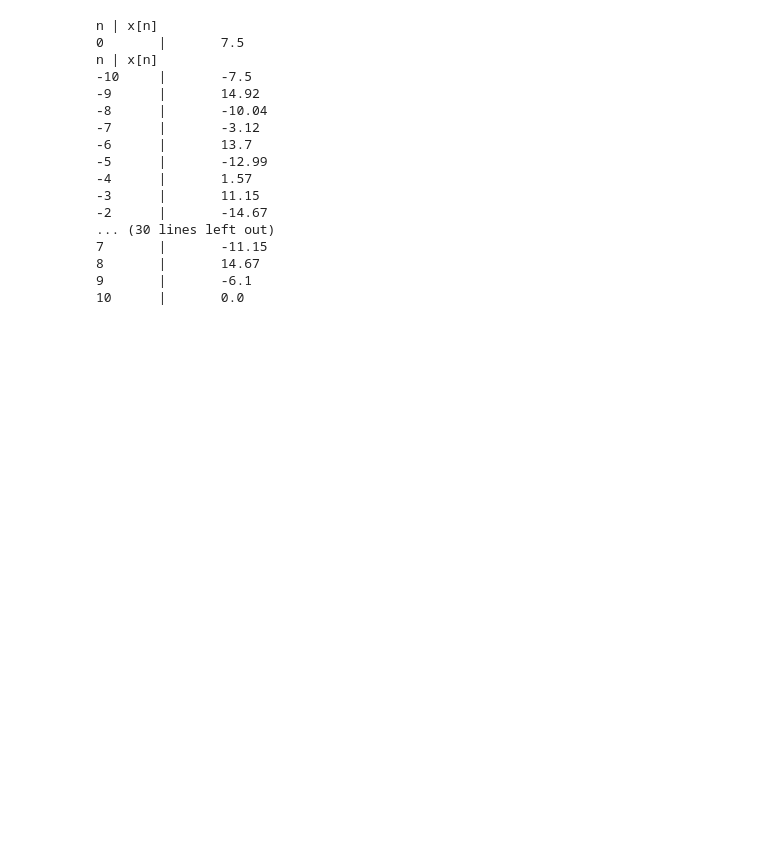
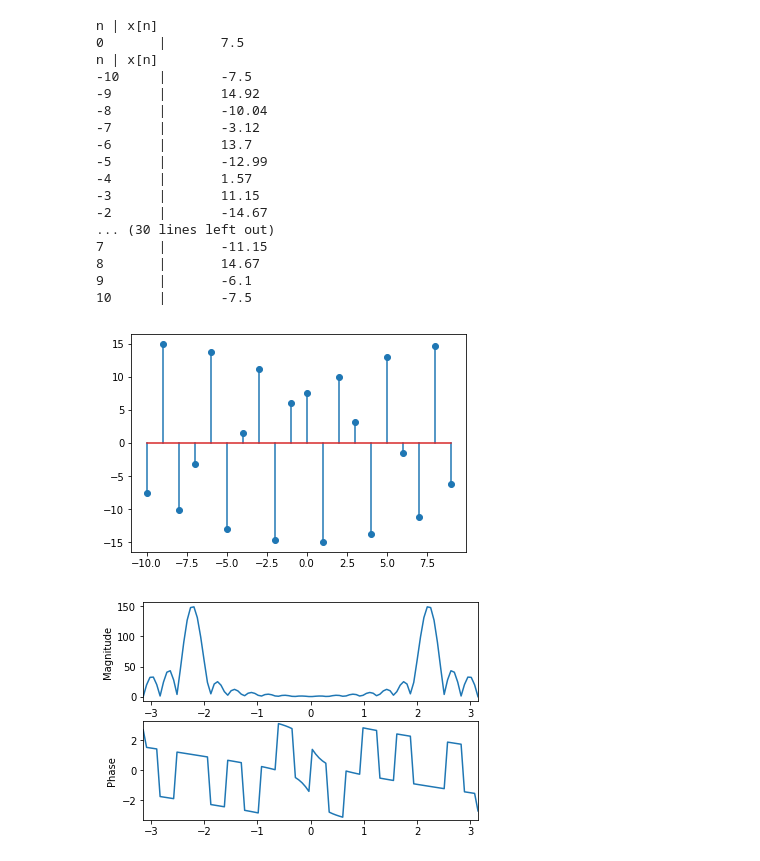
Before and after one commit to Eric-w-H/signals_functions, a Jupyter notebook: Signals_WKBK.ipynb, the cells around one changed output. Saved outputs shown, nothing was run; the diff lists cells and outputs as text; code cells hidden in the pictures; blank space fills up the shorter version.

```diff
--- a/Signals_WKBK.ipynb
+++ b/Signals_WKBK.ipynb
@@ -108,28 +113,32 @@ DTFT(qq)
 # %%
 z = gen_signal(0,0,lambda n: 15*np.cos(0.7 * np.pi * n + np.pi/3))
 print_signal(z)
 change_range(z, -10,10)
 print_signal(z)
 y = convolve(z, gen_signal(0,0, signal=impulse))
 print_signal(y)
+graph_signal(y)
+DTFT(y)
 # %% [output]
 n | x[n]
 0       |       7.5
 n | x[n]
 -10     |       -7.5
 -9      |       14.92
 -8      |       -10.04
 -7      |       -3.12
 -6      |       13.7
 -5      |       -12.99
 -4      |       1.57
 -3      |       11.15
 -2      |       -14.67
 ... (30 lines left out)
 7       |       -11.15
 8       |       14.67
 9       |       -6.1
-10      |       0.0
+10      |       -7.5
+[figure, added]
+[figure, added]
 # %%
 w1 = np.pi/4
 w2 = 3 * np.pi/4
```
Also changed, not shown: parts of 4 cells of this notebook.
